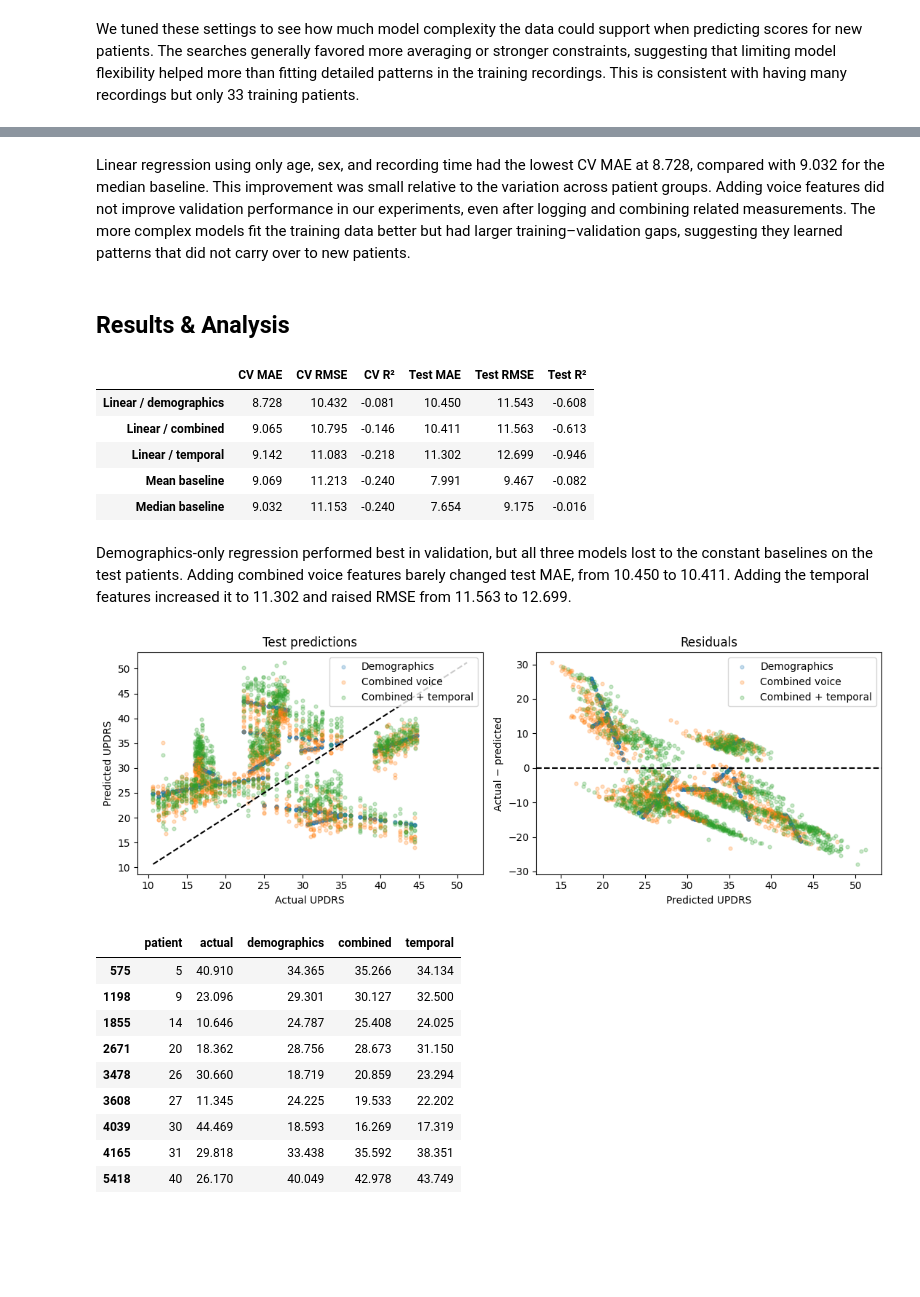
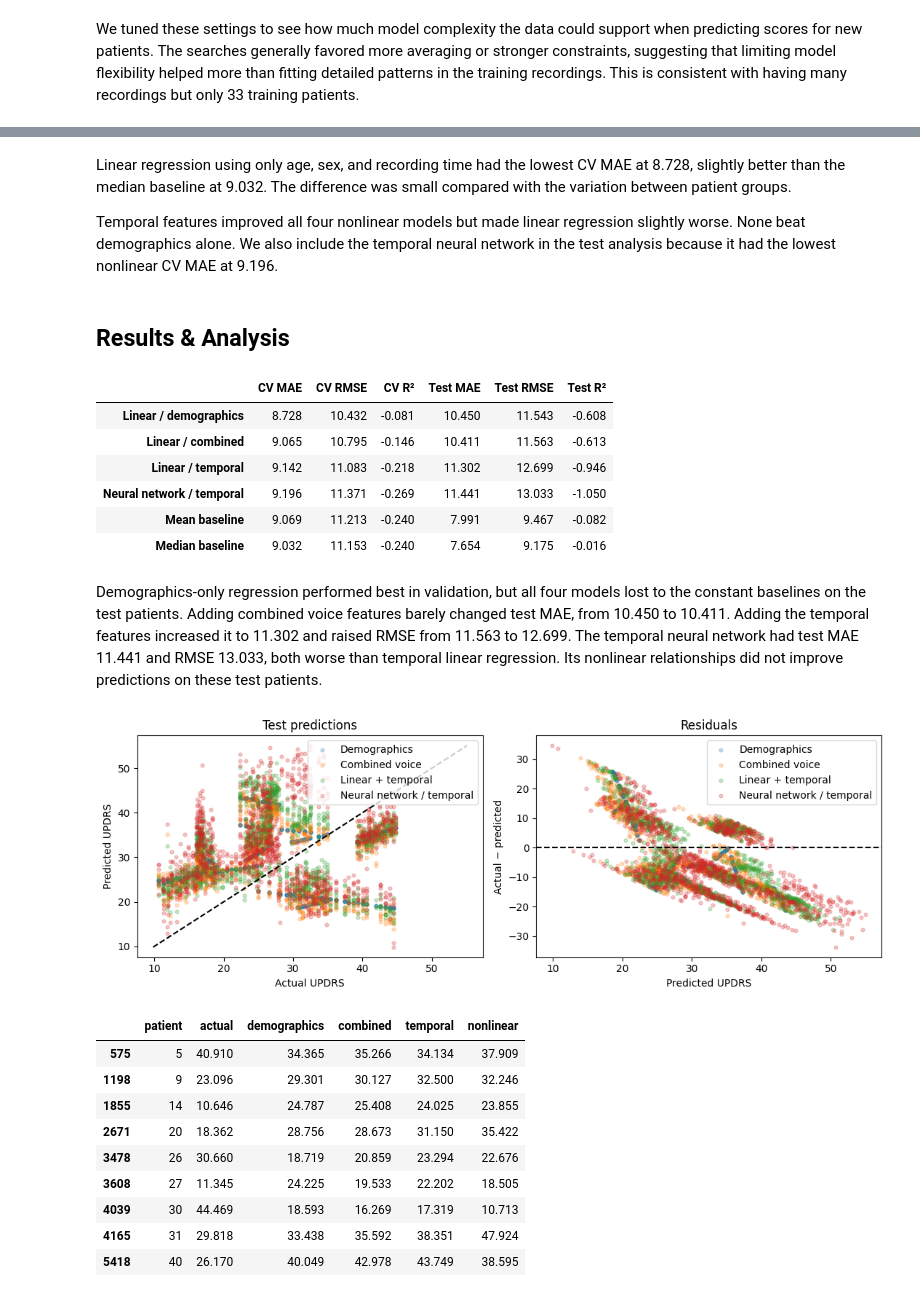
Before and after one commit to Lukedhenderson/parkinsons, a Jupyter notebook: final.ipynb, the cells around one changed output, grey strips where cells are left out. Cells and saved outputs as stored; diff of their text form; code cells hidden in the pictures; blank space fills up the shorter version.

```diff
--- a/final.ipynb
+++ b/final.ipynb
@@ -602,6 +603,9 @@ evaluate("KNN", KNeighborsRegressor(), {
     "model__n_neighbors": [15, 50, 150],
     "model__weights": ["uniform", "distance"],
 })
+
+pipe, grid = model_specs["KNN"]
+evaluate("KNN / temporal", clone(pipe.named_steps["model"]), grid, version="temporal")
 # %% [output]
 |  | Train MAE | CV MAE | CV RMSE | CV R² | MAE fold SD |
 | KNN | 6.742 | 9.845 | 11.796 | -0.355 | 2.4 |
@@ -620,6 +626,11 @@ evaluate("Random forest", RandomForestRegressor(n_estimators=100, random_state=4
     "model__max_depth": [4, None],
     "model__min_samples_leaf": [20, 100],
 }, scale=False)
+
+for name in ["Decision tree", "Random forest"]:
+    pipe, grid = model_specs[name]
+    evaluate(name + " / temporal", clone(pipe.named_steps["model"]), grid,
+             version="temporal", scale=False)
 # %% [output]
 |  | Train MAE | CV MAE | CV RMSE | CV R² | MAE fold SD |
 | Decision tree | 7.296 | 9.771 | 11.643 | -0.394 | 2.616 |
@@ -645,6 +660,9 @@ evaluate("Neural network", neural_net, {
     "model__regressor__hidden_layer_sizes": [(8,), (16,)],
     "model__regressor__alpha": [1, 100],
 })
+
+pipe, grid = model_specs["Neural network"]
+evaluate("Neural network / temporal", clone(pipe.named_steps["model"]), grid, version="temporal")
 # %% [output]
 |  | Train MAE | CV MAE | CV RMSE | CV R² | MAE fold SD |
 | Neural network | 6.932 | 9.568 | 11.438 | -0.28 | 2.218 |
@@ -706,14 +738,23 @@ print("Selected by validation MAE:", winner)
 Selected by validation MAE: Linear / demographics
 # %% [markdown]
-Linear regression using only age, sex, and recording time had the lowest CV MAE at 8.728, compared with 9.032 for the median baseline. This improvement was small relative to the variation across patient groups. Adding voice features did not improve validation performance in our experiments, even after logging and combining related measurements. The more complex models fit the training data better but had larger training–validation gaps, suggesting they learned patterns that did not carry over to new patients.
+Linear regression using only age, sex, and recording time had the lowest CV MAE at 8.728, slightly better than the median baseline at 9.032. The difference was small compared with the variation between patient groups.
+
+Temporal features improved all four nonlinear models but made linear regression slightly worse. None beat demographics alone. We also include the temporal neural network in the test analysis because it had the lowest nonlinear CV MAE at 9.196.
 # %% [markdown]
 ## Results & Analysis
 # %%
-# Compare demographics, combined voice, and temporal features on the test patients.
+# Compare the linear models with the best nonlinear candidate from validation.
 compared_models = ["Linear / demographics", "Linear / combined", "Linear / temporal"]
+nonlinear_names = [name for name in model_specs
+                   if not name.startswith(("Linear /", "Mean baseline", "Median baseline"))]
+best_nonlinear = comparison.loc[nonlinear_names, "CV MAE"].idxmin()
+compared_models.append(best_nonlinear)
 predictions = {}
 for name in compared_models:
-    model = clone(model_specs[name][0]).fit(X_train_inputs, y_train)
+    pipe, grid = model_specs[name]
+    model = GridSearchCV(clone(pipe), grid, cv=GroupKFold(3),
+                         scoring="neg_mean_absolute_error", error_score="raise")
+    model.fit(X_train_inputs, y_train, groups=groups_train)
     predictions[name] = model.predict(X_test_inputs)
 
 predictions["Mean baseline"] = np.full(len(y_test), y_train.mean())
@@ -733,50 +774,52 @@ display(results_summary.round(3))
 | Linear / demographics | 8.728 | 10.432 | -0.081 | 10.450 | 11.543 | -0.608 |
 | Linear / combined | 9.065 | 10.795 | -0.146 | 10.411 | 11.563 | -0.613 |
 | Linear / temporal | 9.142 | 11.083 | -0.218 | 11.302 | 12.699 | -0.946 |
+| Neural network / temporal | 9.196 | 11.371 | -0.269 | 11.441 | 13.033 | -1.050 |
 | Mean baseline | 9.069 | 11.213 | -0.240 | 7.991 | 9.467 | -0.082 |
 | Median baseline | 9.032 | 11.153 | -0.240 | 7.654 | 9.175 | -0.016 |
 # %% [markdown]
-Demographics-only regression performed best in validation, but all three models lost to the constant baselines on the test patients. Adding combined voice features barely changed test MAE, from 10.450 to 10.411. Adding the temporal features increased it to 11.302 and raised RMSE from 11.563 to 12.699.
+Demographics-only regression performed best in validation, but all four models lost to the constant baselines on the test patients. Adding combined voice features barely changed test MAE, from 10.450 to 10.411. Adding the temporal features increased it to 11.302 and raised RMSE from 11.563 to 12.699. The temporal neural network had test MAE 11.441 and RMSE 13.033, both worse than temporal linear regression. Its nonlinear relationships did not improve predictions on these test patients.
 # %%
-# Compare predictions and residuals for all three models.
+# Compare predictions and residuals for all four models.
 errors = pd.DataFrame({
     "patient": groups_test, "actual": y_test,
     "demographics": predictions["Linear / demographics"],
     "combined": predictions["Linear / combined"],
     "temporal": predictions["Linear / temporal"],
+    "nonlinear": predictions[best_nonlinear],
 })
 fig, axes = plt.subplots(1, 2, figsize=(11, 4))
 for name, label in [("demographics", "Demographics"), ("combined", "Combined voice"),
-                    ("temporal", "Combined + temporal")]:
+                    ("temporal", "Linear + temporal"), ("nonlinear", best_nonlinear)]:
     errors[name + "_residual"] = errors["actual"] - errors[name]
     errors[name + "_error"] = errors[name + "_residual"].abs()
     axes[0].scatter(errors["actual"], errors[name], alpha=0.25, s=12, label=label)
     axes[1].scatter(errors[name], errors[name + "_residual"], alpha=0.25, s=12, label=label)
 
-values = errors[["actual", "demographics", "combined", "temporal"]]
+values = errors[["actual", "demographics", "combined", "temporal", "nonlinear"]]
 limits = [values.min().min(), values.max().max()]
 axes[0].plot(limits, limits, "k--")
 axes[0].set(xlabel="Actual UPDRS", ylabel="Predicted UPDRS", title="Test predictions")
 axes[1].axhline(0, color="black", linestyle="--")
 axes[1].set(xlabel="Predicted UPDRS", ylabel="Actual − predicted", title="Residuals")
 for ax in axes:
     ax.legend()
 plt.tight_layout()
 plt.show()
 
 display(errors.groupby("patient").head(1)[
-    ["patient", "actual", "demographics", "combined", "temporal"]
+    ["patient", "actual", "demographics", "combined", "temporal", "nonlinear"]
 ].round(3))
 # %% [output]
-[figure, old version]
+[figure, new version]
-|  | patient | actual | demographics | combined | temporal |
-| 575 | 5 | 40.910 | 34.365 | 35.266 | 34.134 |
-| 1198 | 9 | 23.096 | 29.301 | 30.127 | 32.500 |
-| 1855 | 14 | 10.646 | 24.787 | 25.408 | 24.025 |
-| 2671 | 20 | 18.362 | 28.756 | 28.673 | 31.150 |
-| 3478 | 26 | 30.660 | 18.719 | 20.859 | 23.294 |
-| 3608 | 27 | 11.345 | 24.225 | 19.533 | 22.202 |
-| 4039 | 30 | 44.469 | 18.593 | 16.269 | 17.319 |
-| 4165 | 31 | 29.818 | 33.438 | 35.592 | 38.351 |
-| 5418 | 40 | 26.170 | 40.049 | 42.978 | 43.749 |
+|  | patient | actual | demographics | combined | temporal | nonlinear |
+| 575 | 5 | 40.910 | 34.365 | 35.266 | 34.134 | 37.909 |
+| 1198 | 9 | 23.096 | 29.301 | 30.127 | 32.500 | 32.246 |
+| 1855 | 14 | 10.646 | 24.787 | 25.408 | 24.025 | 23.855 |
+| 2671 | 20 | 18.362 | 28.756 | 28.673 | 31.150 | 35.422 |
+| 3478 | 26 | 30.660 | 18.719 | 20.859 | 23.294 | 22.676 |
+| 3608 | 27 | 11.345 | 24.225 | 19.533 | 22.202 | 18.505 |
+| 4039 | 30 | 44.469 | 18.593 | 16.269 | 17.319 | 10.713 |
+| 4165 | 31 | 29.818 | 33.438 | 35.592 | 38.351 | 47.924 |
+| 5418 | 40 | 26.170 | 40.049 | 42.978 | 43.749 | 38.595 |
 # %% [markdown]
```
Also changed, not shown: parts of 16 cells of this notebook.
